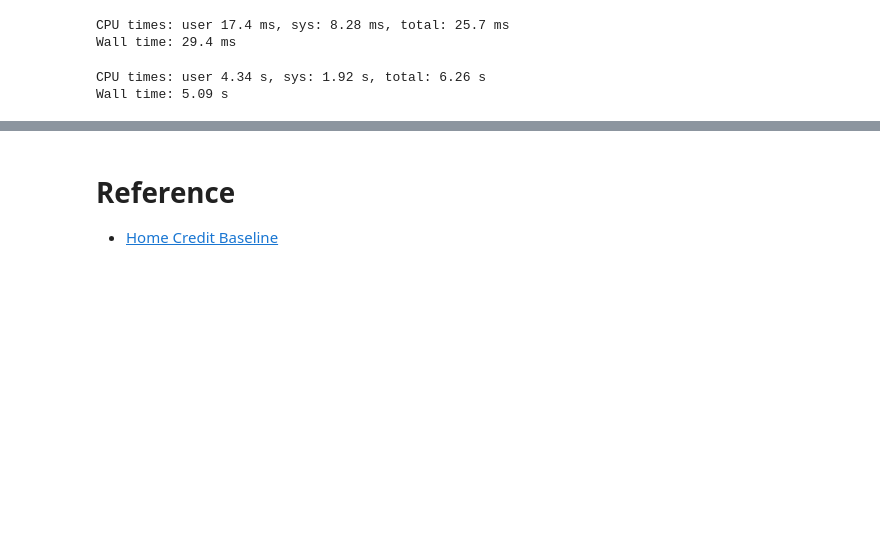
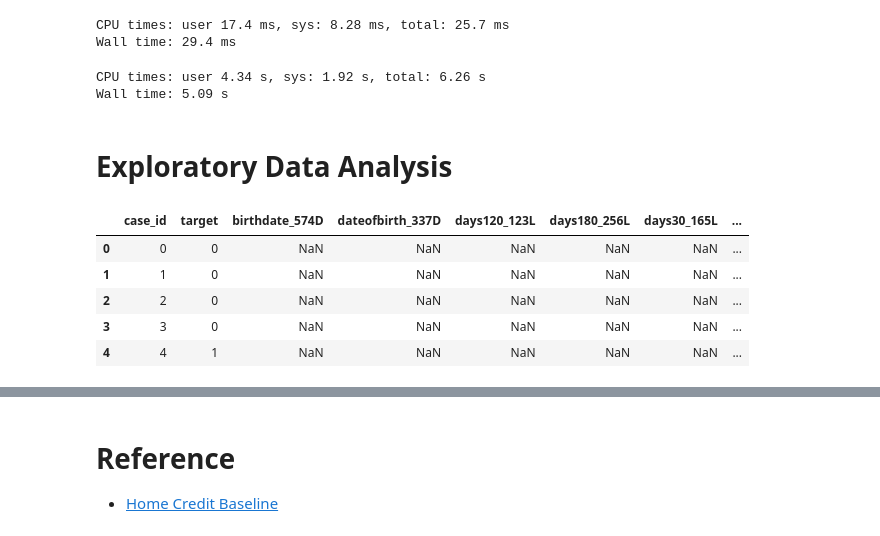
Before and after one commit to raydiwill/Home-Credit-KaggleC, a Jupyter notebook: model.ipynb, the cells around one changed output, grey strips where cells are left out. Saved outputs shown, nothing was run; the diff lists cells and outputs as text; code cells hidden in the pictures; blank space fills up the shorter version.

```diff
--- a/model.ipynb
+++ b/model.ipynb
@@ -441,3 +464,14 @@ test_df, _ = convert_to_pandas_df(test_df, used_category_columns)
 # %% [output]
 CPU times: user 4.34 s, sys: 1.92 s, total: 6.26 s
 Wall time: 5.09 s
+# %% [markdown]
+# Exploratory Data Analysis
+# %%
+train_df.head()
+# %% [output]
+|  | case_id | target | birthdate_574D | dateofbirth_337D | days120_123L | days180_256L | days30_165L | ... |
+| 0 | 0 | 0 | NaN | NaN | NaN | NaN | NaN | ... |
+| 1 | 1 | 0 | NaN | NaN | NaN | NaN | NaN | ... |
+| 2 | 2 | 0 | NaN | NaN | NaN | NaN | NaN | ... |
+| 3 | 3 | 0 | NaN | NaN | NaN | NaN | NaN | ... |
+| 4 | 4 | 1 | NaN | NaN | NaN | NaN | NaN | ... |
```
Also changed, not shown: parts of 11 cells of this notebook.
